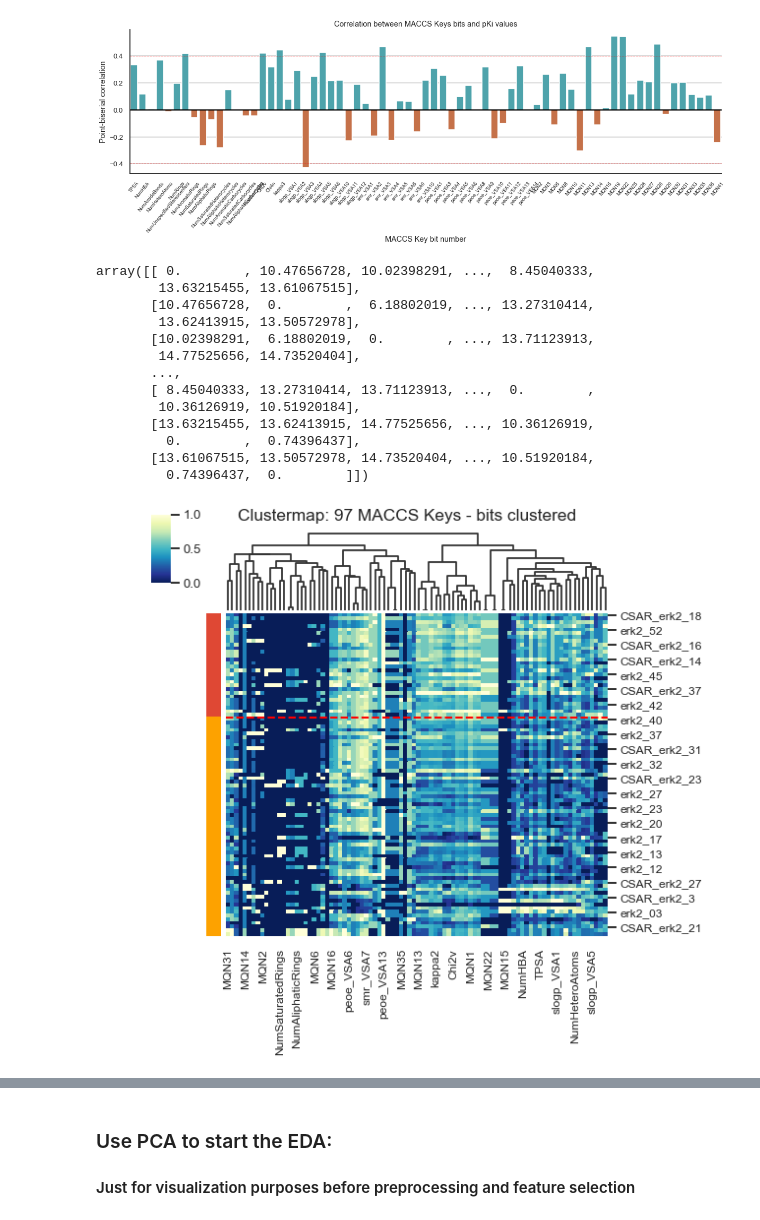
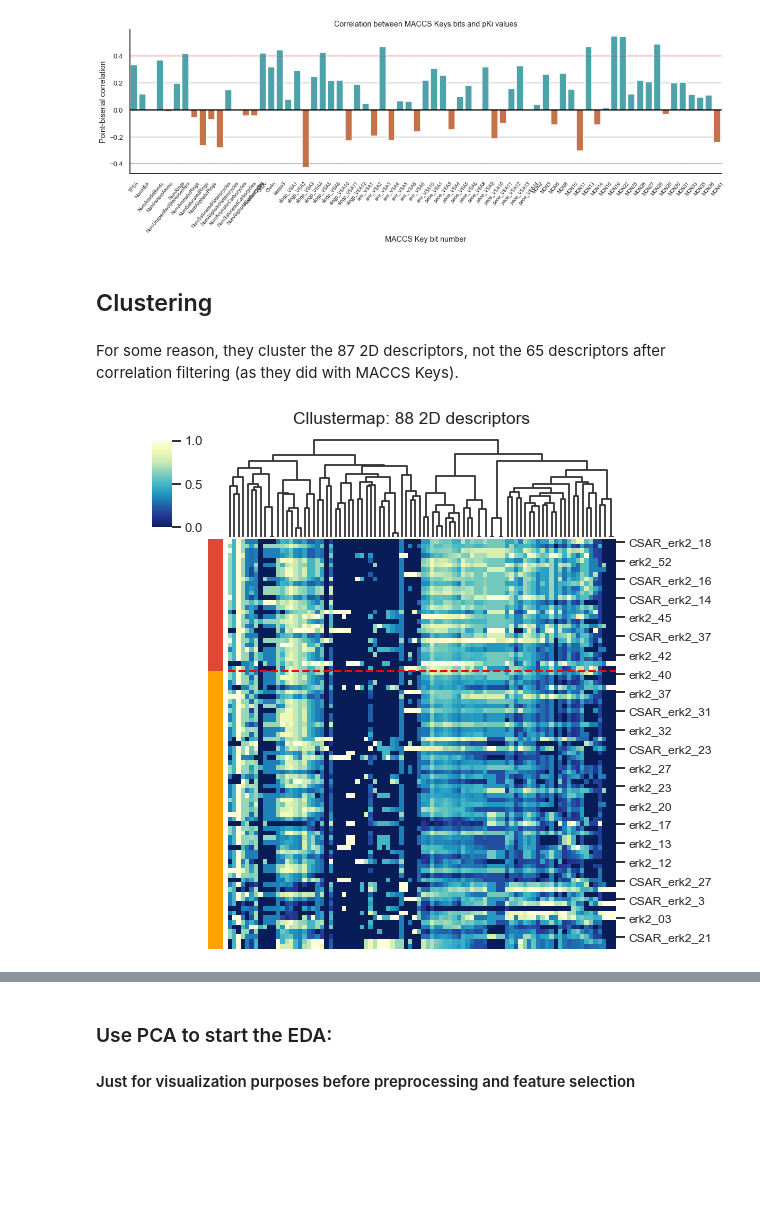
Before and after one commit to jRicciL/ERK2_notebooks, a Jupyter notebook: X_Reviewing_Fourches_work/7_2DRDKit_Analysis.ipynb, the cells around one changed output, grey strips where cells are left out. Drawn from its saved outputs; the diff is of its cells as text; code cells hidden in the pictures; blank space fills up the shorter version.

```diff
--- a/X_Reviewing_Fourches_work/7_2DRDKit_Analysis.ipynb
+++ b/X_Reviewing_Fourches_work/7_2DRDKit_Analysis.ipynb
@@ -311,47 +313,34 @@ plt.show()
+# %% [markdown]
+## Clustering
 # %%
 import scipy.spatial.distance as ssd
 from scipy.cluster.hierarchy import linkage, optimal_leaf_ordering
-# %%
-dist_euc_std = ssd.pdist(X_rdk2d_std.T, 'euclidean')
-
-link_euc = linkage(ssd.squareform(dist_euc_std), method='average')
-
-ssd.squareform(dist_euc_std)
-# %% [output]
-array([[ 0.        , 10.47656728, 10.02398291, ...,  8.45040333,
-        13.63215455, 13.61067515],
-       [10.47656728,  0.        ,  6.18802019, ..., 13.27310414,
-        13.62413915, 13.50572978],
-       [10.02398291,  6.18802019,  0.        , ..., 13.71123913,
-        14.77525656, 14.73520404],
-       ...,
-       [ 8.45040333, 13.27310414, 13.71123913, ...,  0.        ,
-        10.36126919, 10.51920184],
-       [13.63215455, 13.62413915, 14.77525656, ..., 10.36126919,
-         0.        ,  0.74396437],
-       [13.61067515, 13.50572978, 14.73520404, ..., 10.51920184,
-         0.74396437,  0.        ]])
+# %% [markdown]
+For some reason, they cluster the 87 2D descriptors, not the 65 descriptors after correlation filtering (as they did with MACCS Keys).
 # %%
+dist_euc_std = ssd.pdist(X_rdk2d_std.T, 'euclidean')
+dist_euc_std = ssd.squareform(dist_euc_std)
+link_euc = linkage(dist_euc_std, method='average', optimal_ordering=True)
+
 colors_rows = ['#df4834' if i >= 7.5 else '#fda200' for i in df_erk2_mols['pKi']]
 
 clusmap = sns.clustermap(X_rdk2d_std, cmap ='YlGnBu_r',
                 standard_scale=1,
                 row_cluster=False,
                 col_linkage=link_euc,
-                #z_score=1,
                 row_colors=colors_rows,
-                cbar_pos=(0.1, .88, .03, .12),
+                cbar_pos=(0.1, .85, .03, .12),
                 tree_kws={'linewidth': 1.8},
-                figsize=(9, 8)
+                figsize=(9, 10)
               )
 
 # Number of actives
 n_actives = sum(df_erk2_mols['pKi'] >= 7.5)
 ax = clusmap.ax_heatmap
-ax.set_xticklabels(clusmap.ax_heatmap.get_xmajorticklabels(), fontsize = 12)
 ax.set_yticklabels(clusmap.ax_heatmap.get_ymajorticklabels(), fontsize = 12)
 ax.hlines(y=n_actives, xmin=0, xmax=97, linewidth=2, linestyle='--', color = 'r')
-clusmap.fig.suptitle('Clustermap: 97 MACCS Keys - bits clustered', y=1.01)
+clusmap.fig.suptitle('Cllustermap: 88 2D descriptors', y=1.01)
+ax.tick_params(labelbottom=False)
 plt.show()
 # %% [output]
-[figure, old version]
+[figure, new version]
```
Also changed, not shown: parts of 11 cells of this notebook.
